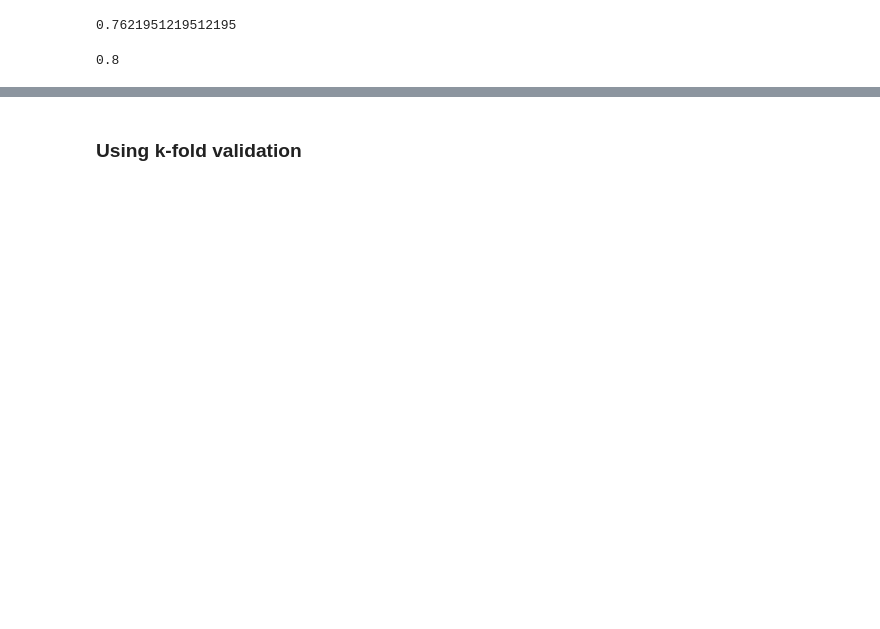
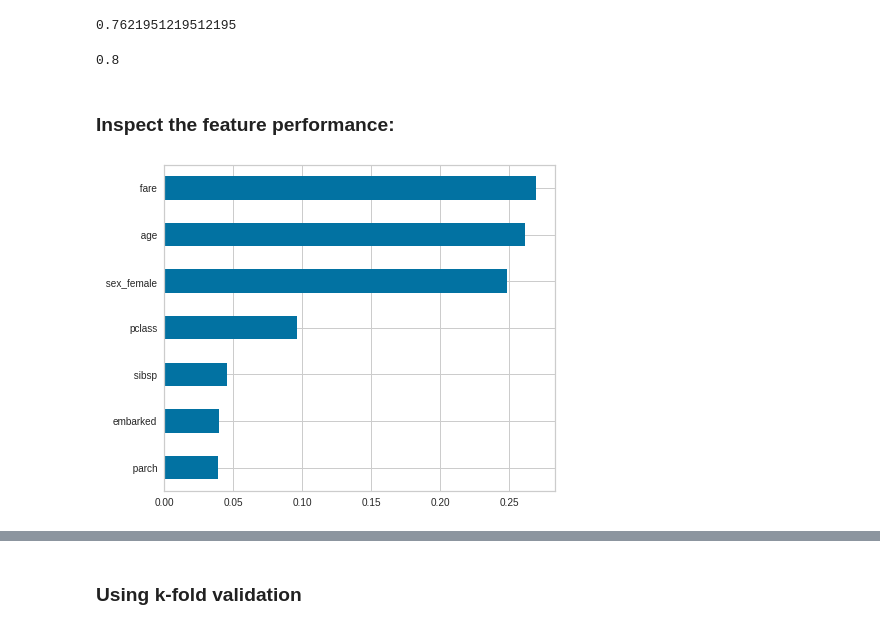
Before and after one commit to datalass1/100-days-of-code, a Jupyter notebook: notebooks/Day-48_Titanic_with_Machine_Learning_v2.ipynb, the cells around one changed output, grey strips where cells are left out. Drawn from its saved outputs; the diff is of its cells as text; code cells hidden in the pictures; blank space fills up the shorter version.

Commit message:
looking at otimising rf model

```diff
--- a/notebooks/Day-48_Titanic_with_Machine_Learning_v2.ipynb
+++ b/notebooks/Day-48_Titanic_with_Machine_Learning_v2.ipynb
@@ -269,3 +279,39 @@ rf.score(X_test, y_test)
 precision_score(y_test, rf.predict(X_test))
 # %% [output]
 0.8
+# %% [markdown]
+### Inspect the feature performance:
+# %%
+def feature_importance_chart(categories:list, model, features):
+    '''
+    Based on code by Mike Bernico (https://www.youtube.com/watch?v=0GrciaGYzV0)
+
+    Return a horizontal bar chart of the feature importances of a random forest.
+
+    Parameters
+    ----------
+    - categories: list(str)
+        a list of column name as full name or prefixes.
+        e.g. ['Age', 'Fare', 'Title', 'Deck', 'Embarked', 'Pclass', 'Members', 'Sex']
+    - model: sklearn.ensemble.forest.RandomForestClassifier
+        random forest model variable
+    - features: pandas.Index
+        all feature names from the training data e.g. X_train.columns
+    '''
+
+    feature_dict = dict(zip(features, model.feature_importances_))
+    sum_value = []
+    if categories:
+        for col_name in categories:
+            sum_item = sum(x for i, x in feature_dict.items() if col_name in i)
+            sum_value.append(sum_item)
+    (pd.Series(sum_value, index=categories)
+     .sort_values()
+     .plot(kind='barh', figsize=(7,6)));
+# %%
+feature_importance_chart(categories=['pclass', ' age', ' sibsp', ' parch',
+                       ' fare', ' sex_female', 'embarked'],
+          model=rf,
+          features=X_train.columns)
+# %% [output]
+[figure, added]
```
Also changed, not shown: parts of 11 cells of this notebook, 1 other file.
